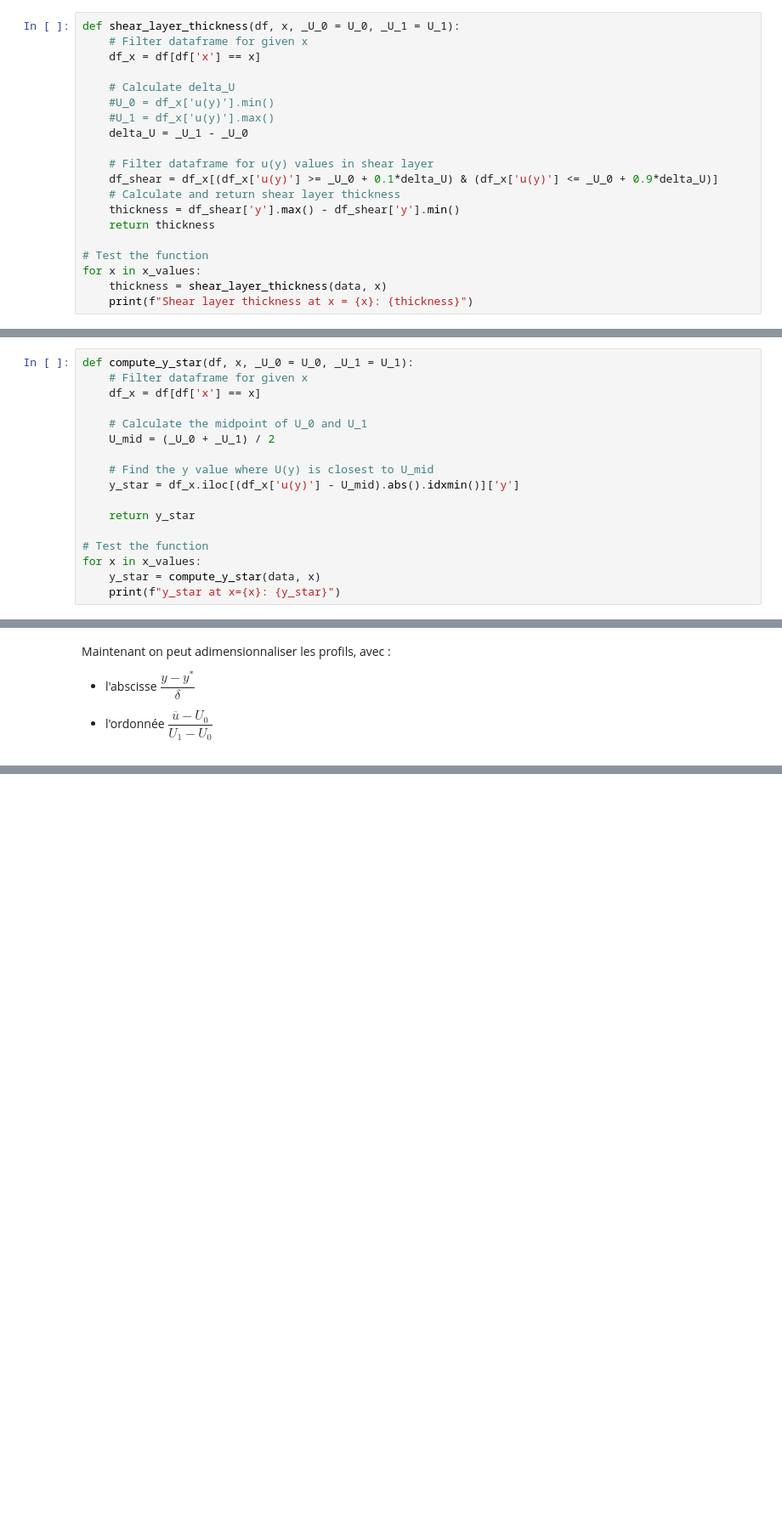
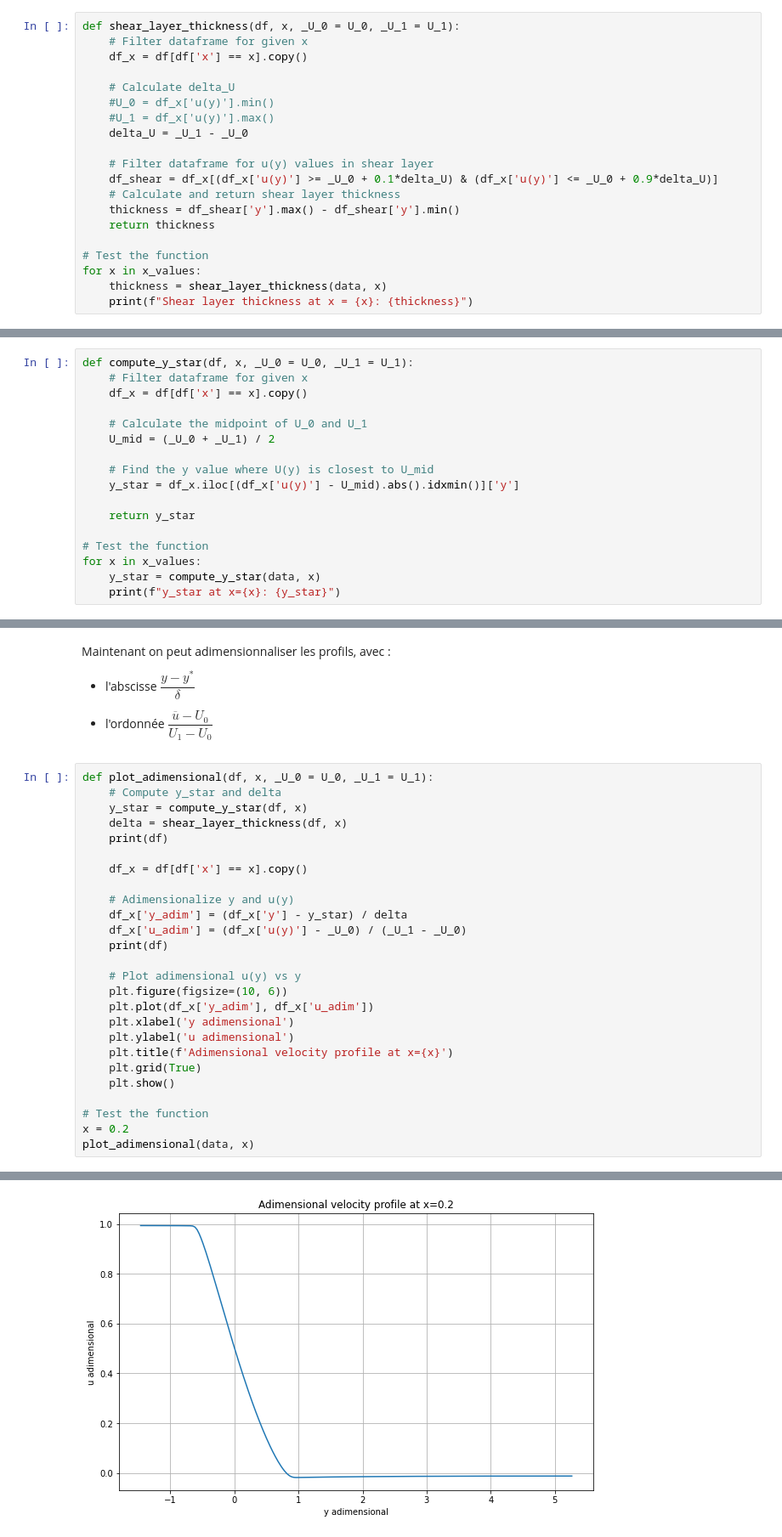
Before and after one commit to mboissiere/turbulence, a Jupyter notebook: main.ipynb, the cells around one changed output, grey strips where cells are left out. Shown: that part at 85% size. Cells and saved outputs as stored; diff of their text form; blank space fills up the shorter version.

```diff
--- a/main.ipynb
+++ b/main.ipynb
@@ -60,7 +62,7 @@ U_1 = 15
 # %%
 def shear_layer_thickness(df, x, _U_0 = U_0, _U_1 = U_1):
     # Filter dataframe for given x
-    df_x = df[df['x'] == x]
+    df_x = df[df['x'] == x].copy()
 
     # Calculate delta_U
     #U_0 = df_x['u(y)'].min()
@@ -89,7 +91,7 @@ De même on va calculer $y^*$, qui à un $x$ donné est l'ordonnée $y$ telle qu
 # %%
 def compute_y_star(df, x, _U_0 = U_0, _U_1 = U_1):
     # Filter dataframe for given x
-    df_x = df[df['x'] == x]
+    df_x = df[df['x'] == x].copy()
 
     # Calculate the midpoint of U_0 and U_1
     U_mid = (_U_0 + _U_1) / 2
@@ -115,3 +117,30 @@ Maintenant on peut adimensionnaliser les profils, avec :
 - l'abscisse $\dfrac{y-y^*}{\delta}$
 
 - l'ordonnée $\dfrac{\overline{u} - U_0}{U_1 - U_0}$
+# %%
+def plot_adimensional(df, x, _U_0 = U_0, _U_1 = U_1):
+    # Compute y_star and delta
+    y_star = compute_y_star(df, x)
+    delta = shear_layer_thickness(df, x)
+    print(df)
+
+    df_x = df[df['x'] == x].copy()
+
+    # Adimensionalize y and u(y)
+    df_x['y_adim'] = (df_x['y'] - y_star) / delta
+    df_x['u_adim'] = (df_x['u(y)'] - _U_0) / (_U_1 - _U_0)
+    print(df)
+
+    # Plot adimensional u(y) vs y
+    plt.figure(figsize=(10, 6))
+    plt.plot(df_x['y_adim'], df_x['u_adim'])
+    plt.xlabel('y adimensional')
+    plt.ylabel('u adimensional')
+    plt.title(f'Adimensional velocity profile at x={x}')
+    plt.grid(True)
+    plt.show()
+
+# Test the function
+x = 0.2
+plot_adimensional(data, x)
+# %% [output]
@@ -117,0 +164 @@ Maintenant on peut adimensionnaliser les profils, avec :
+[figure, added]
```
Also changed, not shown: parts of 5 cells of this notebook.
